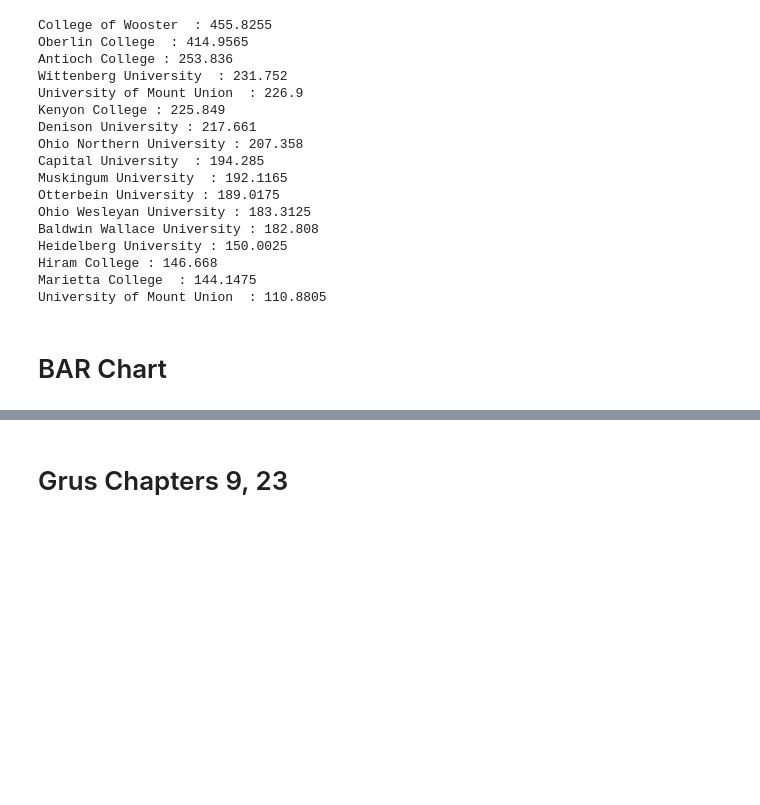
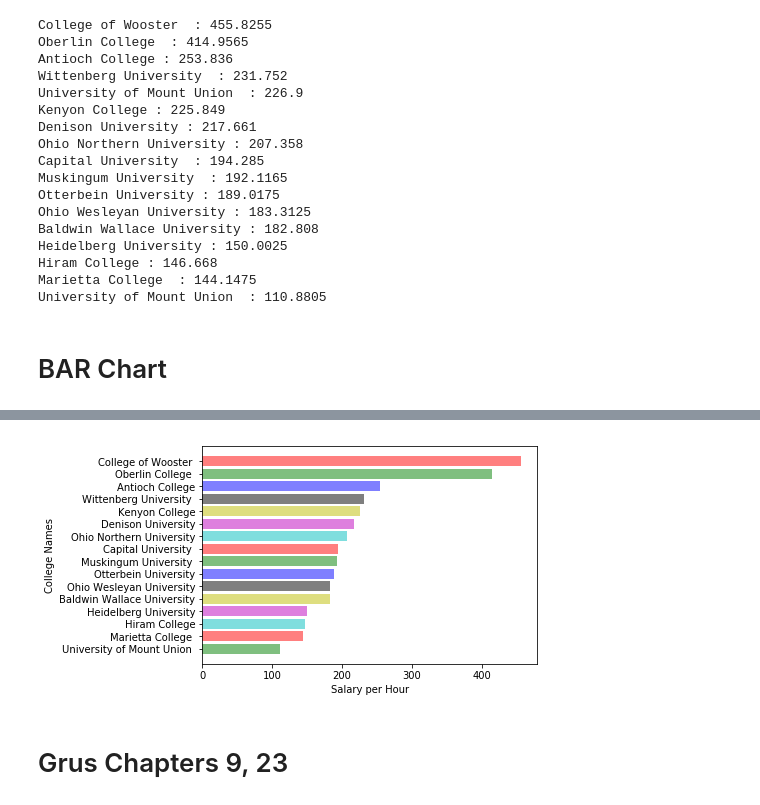
Before and after one commit to saivaruntejamudumba/INFO-5731, a Jupyter notebook: Mudumba_selfstudy3.ipynb, the cells around one changed output, grey strips where cells are left out. Saved outputs shown, nothing was run; the diff lists cells and outputs as text; code cells hidden in the pictures; blank space fills up the shorter version.

```diff
--- a/Mudumba_selfstudy3.ipynb
+++ b/Mudumba_selfstudy3.ipynb
@@ -235,0 +238,9 @@ plt.show()
+# %%
+colleges=[]
+salaries=[]
+x=[]
+for college, salary in zippedfile:
+    colleges.append(college)
+    salaries.append(salary)
+x=list(zip(colleges,salaries))
+x
@@ -235,0 +264,3 @@ plt.show()
+# %%
+x_dict=dict(x)
+x_dict
@@ -236,3 +284,16 @@ plt.show()
+# %%
+import matplotlib.pyplot as plt
+import numpy as np
+my_colors='rgbkymc'
+yax = np.arange(len(x_dict))
+yaxsort=sorted(yax, reverse=True)
+plt.barh(yaxsort, list(x_dict.values()), align='center', alpha= 0.50, color=my_colors)
+plt.yticks(yaxsort, list(x_dict.keys()))
+plt.xlabel('Salary per Hour')
+plt.ylabel('College Names')
+plt.show()
+# %% [output]
+[figure, added]
 # %% [markdown]
 # Grus Chapters 9, 23
 # %%
```
Also changed, not shown: parts of 3 cells of this notebook.
